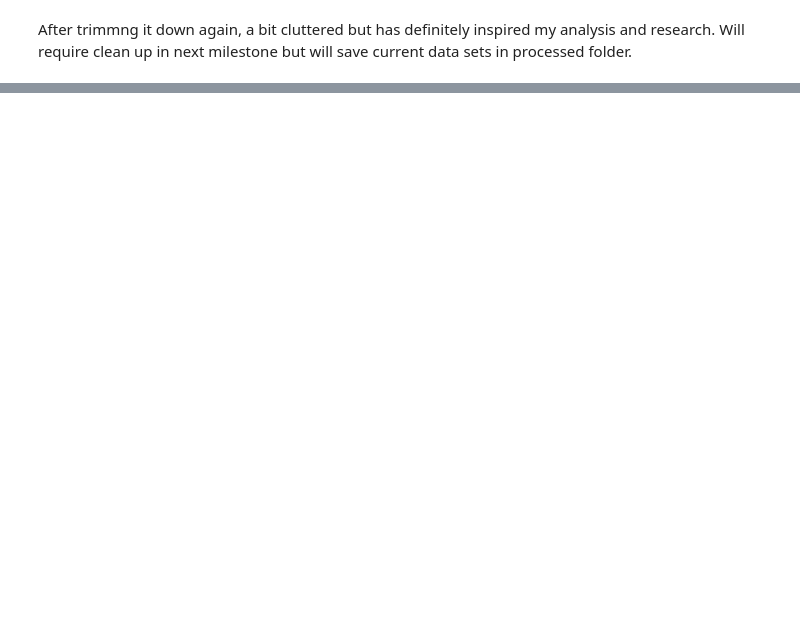
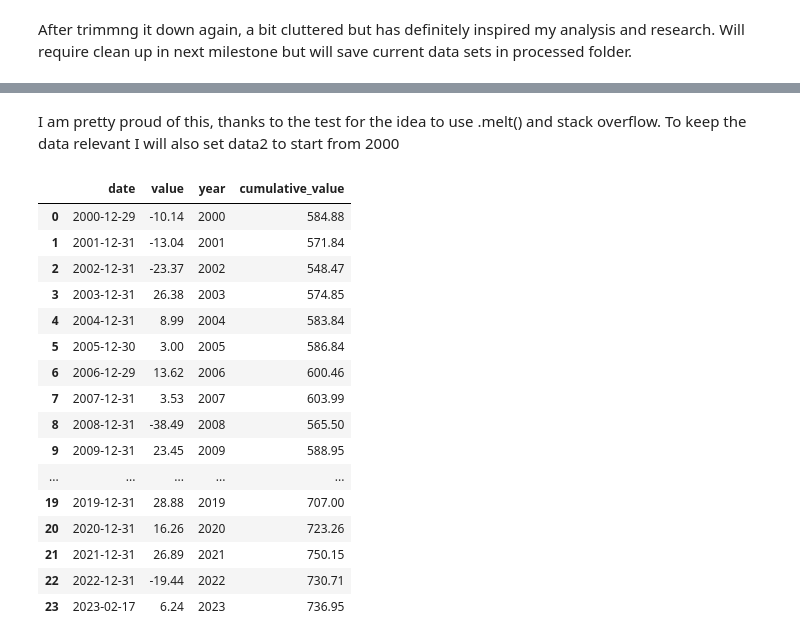
Before and after one commit to ubco-W2022T2-data301/project-group-group-57, a Jupyter notebook: analysis/analysis_Kojo_Clarke.ipynb, the cells around one changed output, grey strips where cells are left out. Drawn from its saved outputs; the diff is of its cells as text; code cells hidden in the pictures; blank space fills up the shorter version.

```diff
--- a/analysis/analysis_Kojo_Clarke.ipynb
+++ b/analysis/analysis_Kojo_Clarke.ipynb
@@ -256,0 +303,26 @@ df2.to_csv('../data/processed/S&P', index=False)
+# %% [markdown]
+I am pretty proud of this, thanks to the test for the idea to use .melt() and stack overflow. To keep the data relevant I will also set data2 to start from 2000
+# %%
+start_date = 2000
+
+data2f = data2.loc[data2['year'] >= start_date].reset_index(drop=True)
+
+data2f
+# %% [output]
+|  | date | value | year | cumulative_value |
+| 0 | 2000-12-29 | -10.14 | 2000 | 584.88 |
+| 1 | 2001-12-31 | -13.04 | 2001 | 571.84 |
+| 2 | 2002-12-31 | -23.37 | 2002 | 548.47 |
+| 3 | 2003-12-31 | 26.38 | 2003 | 574.85 |
+| 4 | 2004-12-31 | 8.99 | 2004 | 583.84 |
+| 5 | 2005-12-30 | 3.00 | 2005 | 586.84 |
+| 6 | 2006-12-29 | 13.62 | 2006 | 600.46 |
+| 7 | 2007-12-31 | 3.53 | 2007 | 603.99 |
+| 8 | 2008-12-31 | -38.49 | 2008 | 565.50 |
+| 9 | 2009-12-31 | 23.45 | 2009 | 588.95 |
+| ... | ... | ... | ... | ... |
+| 19 | 2019-12-31 | 28.88 | 2019 | 707.00 |
+| 20 | 2020-12-31 | 16.26 | 2020 | 723.26 |
+| 21 | 2021-12-31 | 26.89 | 2021 | 750.15 |
+| 22 | 2022-12-31 | -19.44 | 2022 | 730.71 |
+| 23 | 2023-02-17 | 6.24 | 2023 | 736.95 |
```
Also changed, not shown: parts of 13 cells of this notebook.
